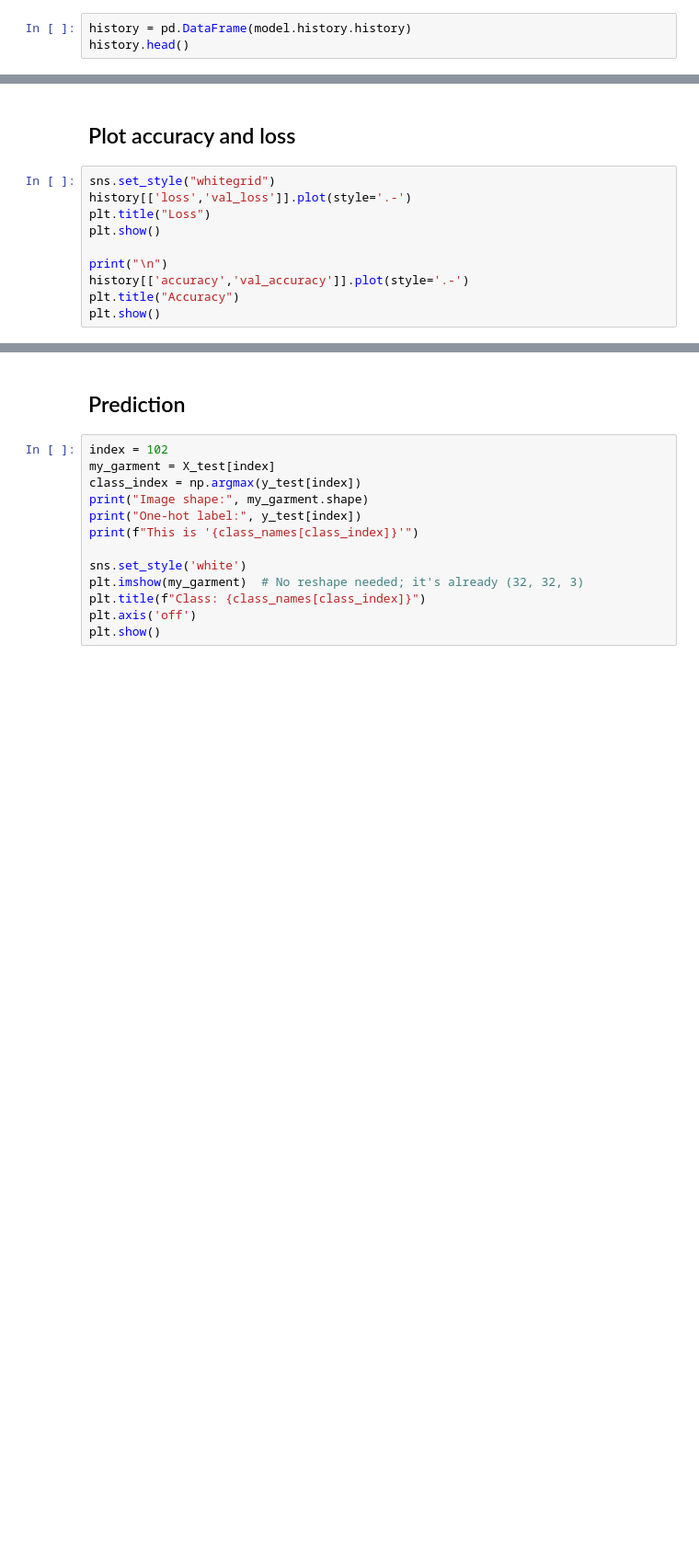
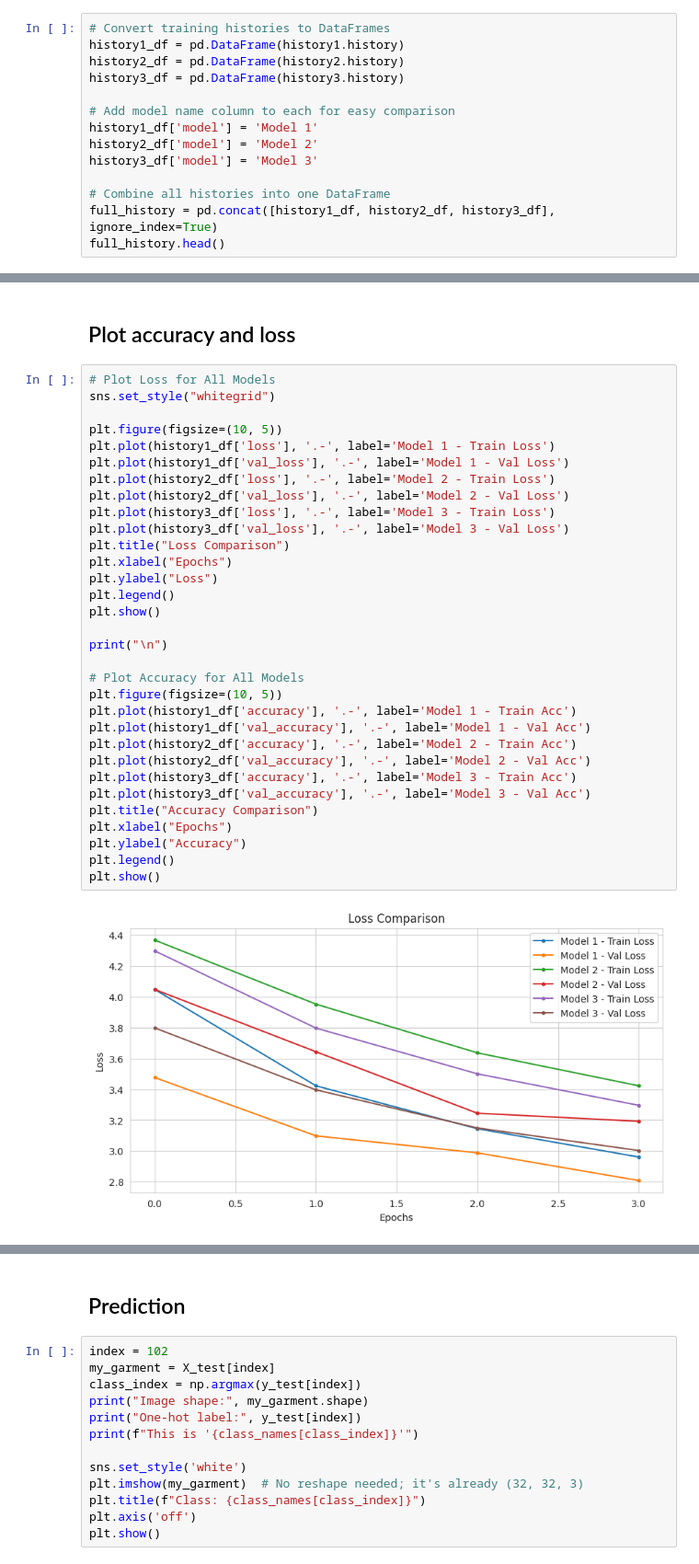
Before and after one commit to DawudAli123/Course-Work-Big-Data-2025, a Jupyter notebook: M32895_main_CW_up2089158_up2060325.ipynb, the cells around one changed output, grey strips where cells are left out. Shown at 92% size. Saved outputs shown, nothing was run; the diff lists cells and outputs as text; blank space fills up the shorter version.

Commit message:
ive improved the whole model evaluation and plot accuracy and loss lections to now work for all 3 models

```diff
--- a/M32895_main_CW_up2089158_up2060325.ipynb
+++ b/M32895_main_CW_up2089158_up2060325.ipynb
@@ -384,6 +384,17 @@ Restoring model weights from the end of the best epoch: 4.
 # %% [markdown]
 ## Model evaluation
 # %%
-history = pd.DataFrame(model.history.history)
-history.head()
+# Convert training histories to DataFrames
+history1_df = pd.DataFrame(history1.history)
+history2_df = pd.DataFrame(history2.history)
+history3_df = pd.DataFrame(history3.history)
+
+# Add model name column to each for easy comparison
+history1_df['model'] = 'Model 1'
+history2_df['model'] = 'Model 2'
+history3_df['model'] = 'Model 3'
+
+# Combine all histories into one DataFrame
+full_history = pd.concat([history1_df, history2_df, history3_df], ignore_index=True)
+full_history.head()
 # %% [output]
@@ -391,12 +407,36 @@ NameError: name 'model' is not defined
 # %% [markdown]
 ## Plot accuracy and loss
 # %%
+# Plot Loss for All Models
 sns.set_style("whitegrid")
-history[['loss','val_loss']].plot(style='.-')
-plt.title("Loss")
+
+plt.figure(figsize=(10, 5))
+plt.plot(history1_df['loss'], '.-', label='Model 1 - Train Loss')
+plt.plot(history1_df['val_loss'], '.-', label='Model 1 - Val Loss')
+plt.plot(history2_df['loss'], '.-', label='Model 2 - Train Loss')
+plt.plot(history2_df['val_loss'], '.-', label='Model 2 - Val Loss')
+plt.plot(history3_df['loss'], '.-', label='Model 3 - Train Loss')
+plt.plot(history3_df['val_loss'], '.-', label='Model 3 - Val Loss')
+plt.title("Loss Comparison")
+plt.xlabel("Epochs")
+plt.ylabel("Loss")
+plt.legend()
 plt.show()
 
 print("\n")
-history[['accuracy','val_accuracy']].plot(style='.-')
-plt.title("Accuracy")
+
+# Plot Accuracy for All Models
+plt.figure(figsize=(10, 5))
+plt.plot(history1_df['accuracy'], '.-', label='Model 1 - Train Acc')
+plt.plot(history1_df['val_accuracy'], '.-', label='Model 1 - Val Acc')
+plt.plot(history2_df['accuracy'], '.-', label='Model 2 - Train Acc')
+plt.plot(history2_df['val_accuracy'], '.-', label='Model 2 - Val Acc')
+plt.plot(history3_df['accuracy'], '.-', label='Model 3 - Train Acc')
+plt.plot(history3_df['val_accuracy'], '.-', label='Model 3 - Val Acc')
+plt.title("Accuracy Comparison")
+plt.xlabel("Epochs")
+plt.ylabel("Accuracy")
+plt.legend()
 plt.show()
+# %% [output]
+[figure, added]
```
Also changed, not shown: parts of 9 cells of this notebook.
